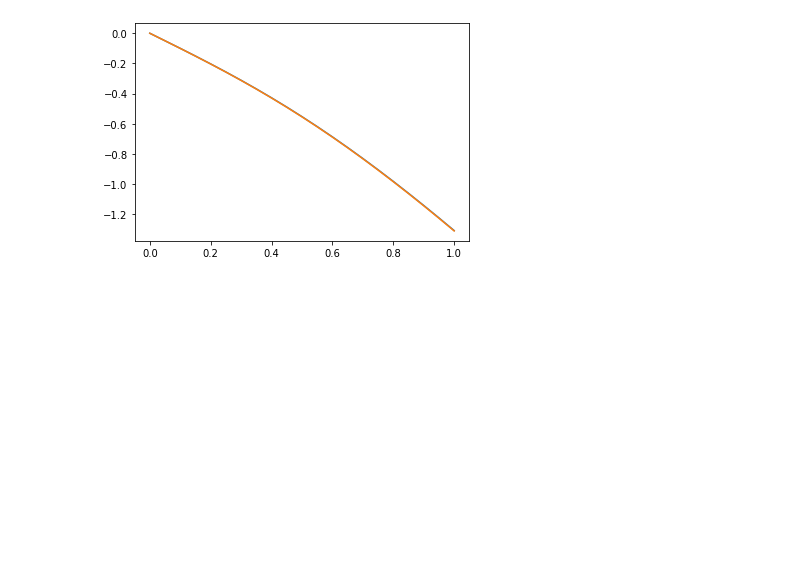
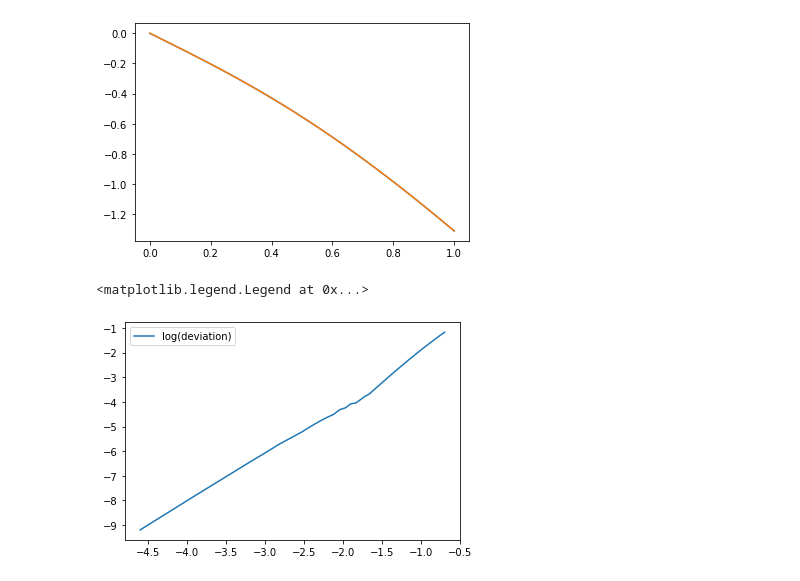
Before and after one commit to irina-suslova/numerical_methods, a Jupyter notebook: lab5/methods_lab_5.ipynb, the cells around one changed output. Drawn from its saved outputs; the diff is of its cells as text; code cells hidden in the pictures; blank space fills up the shorter version.

```diff
--- a/lab5/methods_lab_5.ipynb
+++ b/lab5/methods_lab_5.ipynb
@@ -187,0 +228,23 @@ adamscoords = adams_method(xcoords)
+# %%
+# plot log(deviation) ( log(h) )
+
+start = 0.01
+end = 0.5
+step = 0.01
+
+h_s = [ start + i * step for i in range(round((end - start) / step) + 1) ]
+deviation_s = []
+
+for h_i in h_s:
+    n_i = round((b - a) / h_i) + 1
+    xcoords_i = [ a + i * h_i for i in range(n_i)]
+    u0coords_i = [u0.subs(x, xcoords_i[i]) for i in range(n_i)]
+    ucoords_i = adams_method_deviation(xcoords_i, h_i)
+    deviation_i = max([abs(ucoords_i[i] - u0coords_i[i]) for i in range(n_i)])
+    deviation_s.append(deviation_i)
+
+plt.plot(list(map(sp.log, h_s)), list(map(sp.log, deviation_s)))
+plt.legend(['log(deviation)'])
+# %% [output]
+<matplotlib.legend.Legend at 0x...>
+[figure, added]
```
Also changed, not shown: parts of 1 cell of this notebook, 1 other file.
